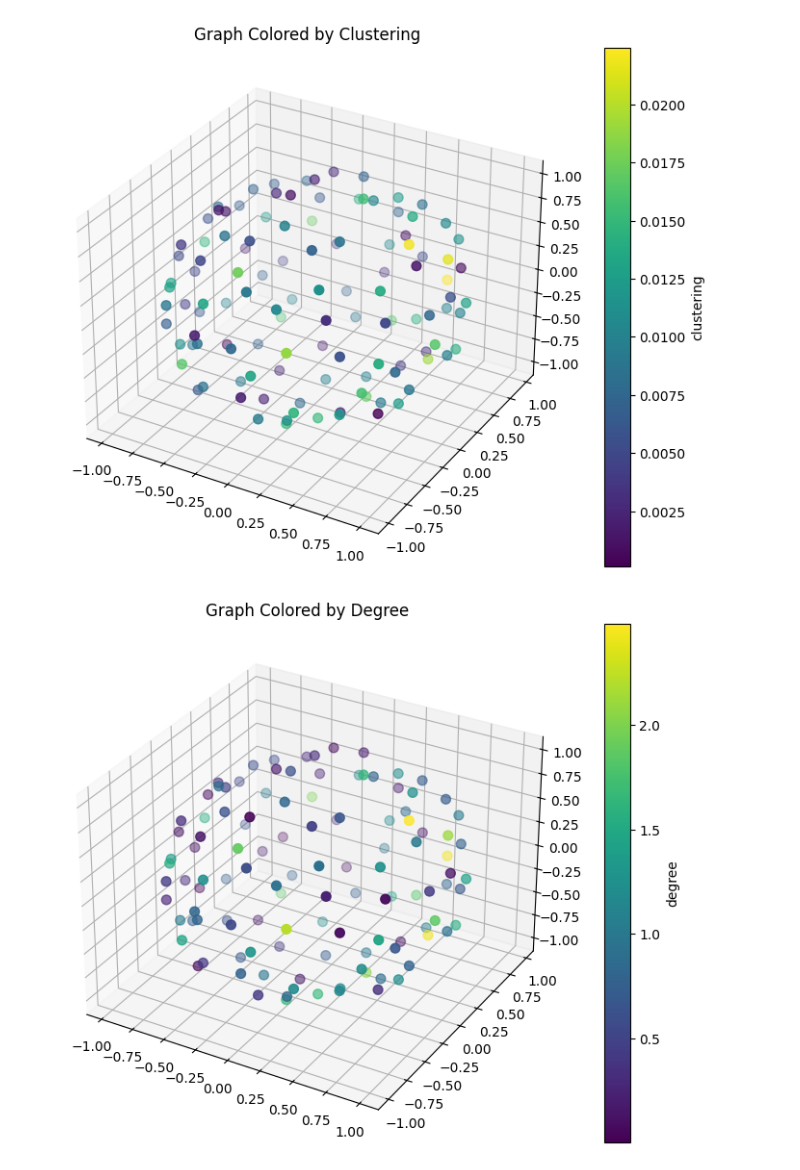
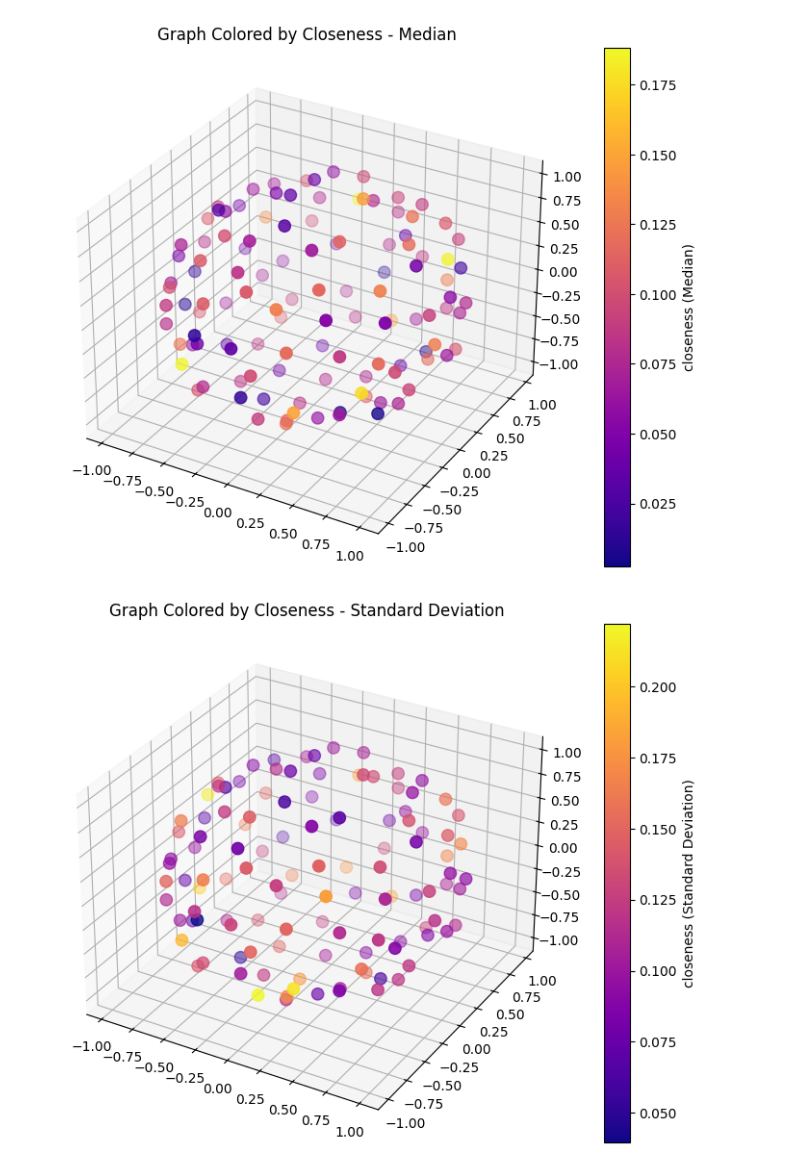
Before and after one commit to mattreturn1/NeuroGraph-Analysis, a Jupyter notebook: graph_simulator.ipynb, the cells around one changed output. Drawn from its saved outputs; the diff is of its cells as text; code cells hidden in the pictures.

Commit message:
add graph simulator

```diff
--- a/graph_simulator.ipynb
+++ b/graph_simulator.ipynb
@@ -20,17 +20,23 @@ def create_graph_with_metrics(data):
 
     for node in nodes:
         node_data = data[data['Node'] == node]
-        node_metrics = {row['Metric']: row['Mean'] for _, row in node_data.iterrows()}
+        node_metrics = {
+            row['Metric']: {
+                'Mean': row['Mean'],
+                'Median': row['Median'],
+                'Standard Deviation': row['Standard Deviation']
+            } for _, row in node_data.iterrows()
+        }
         G.add_node(node, **node_metrics)
 
     return G
 
 G = create_graph_with_metrics(data)
 
-# Visualize the graph in 3D with node colors based on a selected metric
-def visualize_graph_by_metric(G, metric, title="Graph Visualization"):
+# Visualize the graph in 3D with node colors based on a selected statistic
+def visualize_graph_by_statistic(G, metric, statistic, title="Graph Visualization"):
     """
-    Visualize a graph in 3D using NetworkX and Matplotlib, coloring nodes by the chosen metric.
+    Visualize a graph in 3D using NetworkX and Matplotlib, coloring nodes by the chosen metric's statistic.
     """
     pos = nx.spring_layout(G, dim=3, seed=42)
 
@@ -38,30 +44,32 @@ def visualize_graph_by_metric(G, metric, title="Graph Visualization"):
     ax = fig.add_subplot(111, projection='3d')
     ax.set_title(title)
 
-    # Extract metric values for coloring
-    values = [G.nodes[node].get(metric, 0) for node in G.nodes()]
-    colormap = plt.cm.viridis
+    # Extract statistic values for coloring
+    values = [G.nodes[node].get(metric, {}).get(statistic, 0) for node in G.nodes()]
+    colormap = plt.cm.plasma  # Use a more vivid colormap
     norm = mcolors.Normalize(vmin=min(values), vmax=max(values))
 
-    # Draw nodes with colors based on the metric
+    # Draw nodes with colors based on the statistic
     x = [pos[i][0] for i in G.nodes()]
     y = [pos[i][1] for i in G.nodes()]
     z = [pos[i][2] for i in G.nodes()]
     colors = [colormap(norm(value)) for value in values]
 
-    ax.scatter(x, y, z, c=colors, s=50, label=f'Nodes ({metric})')
+    ax.scatter(x, y, z, c=colors, s=80, label=f'Nodes ({metric} - {statistic})')  # Increase node size for visibility
 
     # Draw edges
     for edge in G.edges():
         x_edge = [pos[edge[0]][0], pos[edge[1]][0]]
         y_edge = [pos[edge[0]][1], pos[edge[1]][1]]
         z_edge = [pos[edge[0]][2], pos[edge[1]][2]]
-        ax.plot(x_edge, y_edge, z_edge, c='gray', alpha=0.5)
+        ax.plot(x_edge, y_edge, z_edge, c='black', alpha=0.7, linewidth=0.8)  # Darker and slightly thicker edges
 
-    plt.colorbar(plt.cm.ScalarMappable(norm=norm, cmap=colormap), ax=ax, label=metric)
+    plt.colorbar(plt.cm.ScalarMappable(norm=norm, cmap=colormap), ax=ax, label=f'{metric} ({statistic})')
     plt.show()
 
-# Visualize the graph for each metric
+# Visualize the graph for each metric and statistic
+statistics = ['Mean', 'Median', 'Standard Deviation']
 for metric in metrics:
-    visualize_graph_by_metric(G, metric=metric, title=f"Graph Colored by {metric.capitalize()}")
+    for statistic in statistics:
+        visualize_graph_by_statistic(G, metric=metric, statistic=statistic, title=f"Graph Colored by {metric.capitalize()} - {statistic}")
 # %% [output]
@@ -69,2 +77,2 @@ for metric in metrics:
-[figure, old version]
+[figure, new version]
-[figure, old version]
+[figure, new version]
```
Also changed, not shown: parts of 1 cell of this notebook, 1 other file.
